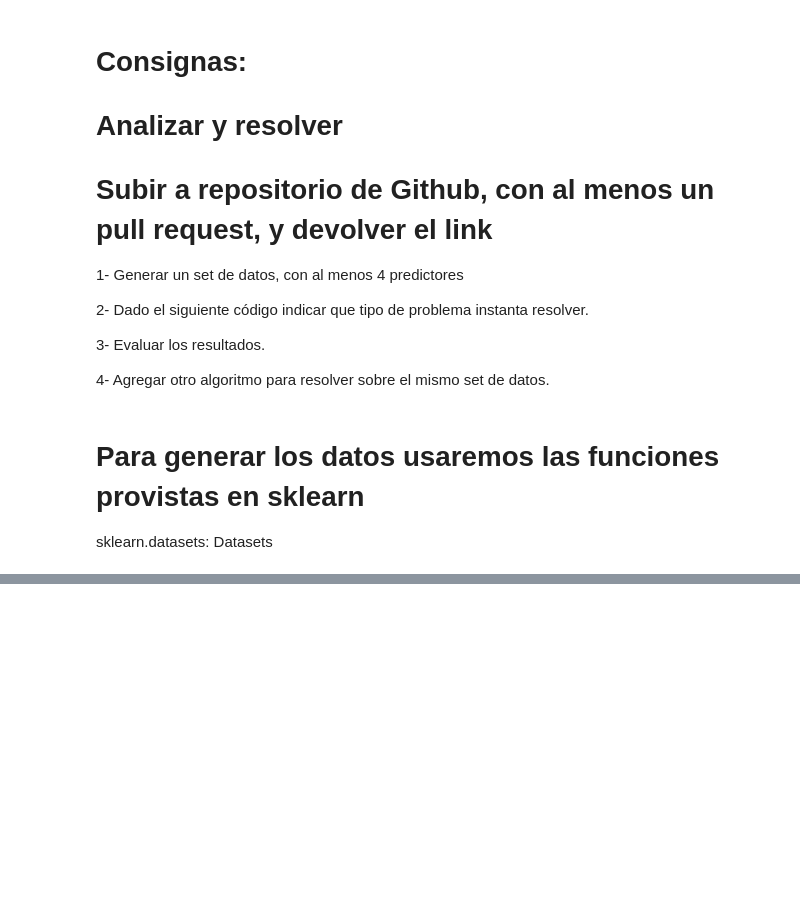
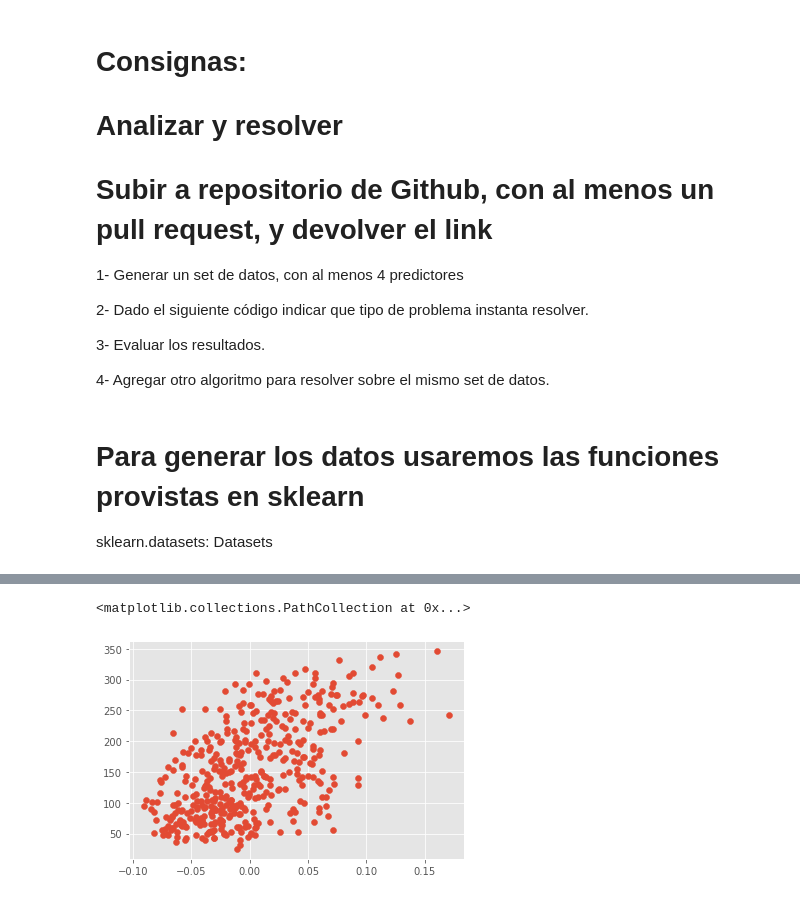
Before and after one commit to Virzlauvinen/Practico_191022, a Jupyter notebook: Examen V1.ipynb, the cells around one changed output, grey strips where cells are left out. Saved outputs shown, nothing was run; the diff lists cells and outputs as text; code cells hidden in the pictures; blank space fills up the shorter version.

```diff
--- a/Examen V1.ipynb
+++ b/Examen V1.ipynb
@@ -133,3 +171,8 @@ plt.scatter(datos['radio'],datos['ventas'])
+# %%
+plt.scatter(datos['bmi'],datos['target'])
+# %% [output]
+<matplotlib.collections.PathCollection at 0x...>
+[figure, added]
 # %%
 # División de los datos en train y test
 # ==============================================================================
```
Also changed, not shown: parts of 8 cells of this notebook.
